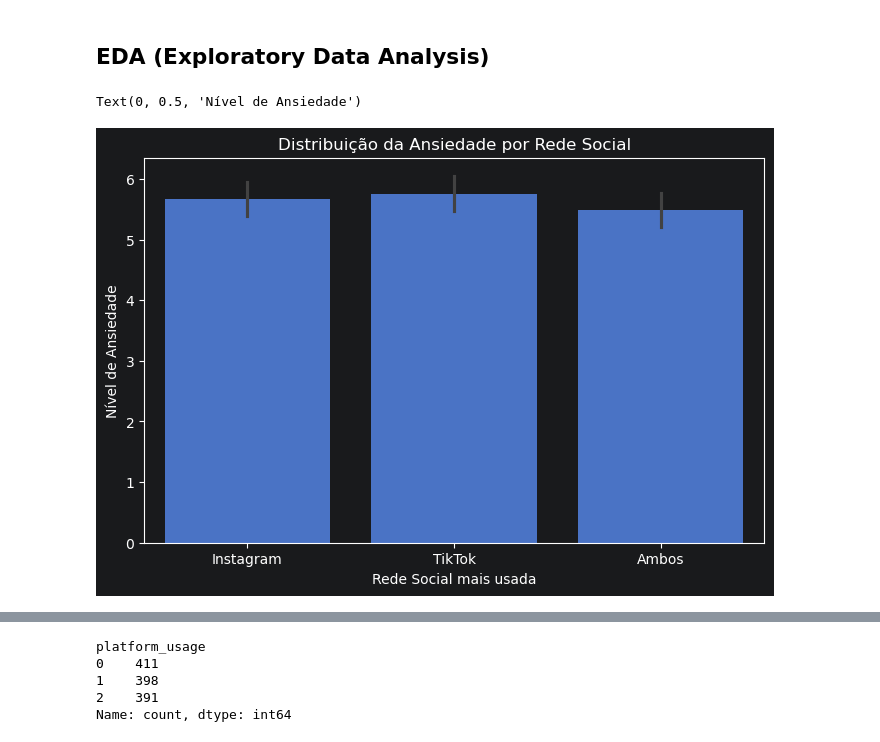
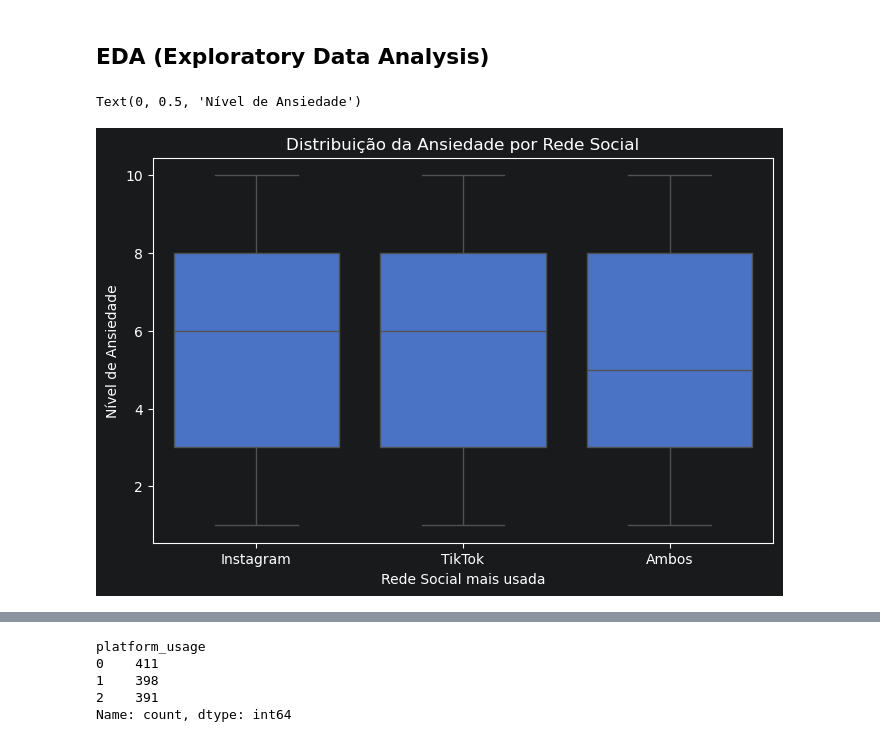
Before and after one commit to Danniells/Teenager_Menthal_Healy, a Jupyter notebook: A3.ipynb, the cells around one changed output, grey strips where cells are left out. Saved outputs shown, nothing was run; the diff lists cells and outputs as text; code cells hidden in the pictures.

```diff
--- a/A3.ipynb
+++ b/A3.ipynb
@@ -106,13 +106,13 @@ df['social_interaction_level'] = df['social_interaction_level'].map({'low': 0, '
 # %%
 plt.figure(figsize=(8, 5))
 
-sns.barplot(x='platform_usage', y='anxiety_level', data=df)
+sns.boxplot(x='platform_usage', y='anxiety_level', data=df)
 
 plt.xticks(ticks=[0, 1, 2], labels=['Instagram', 'TikTok', 'Ambos'])
 
 plt.title('Distribuição da Ansiedade por Rede Social')
 plt.xlabel('Rede Social mais usada')
 plt.ylabel('Nível de Ansiedade')
 # %% [output]
 Text(0, 0.5, 'Nível de Ansiedade')
-[figure, old version]
+[figure, new version]
```
Also changed, not shown: parts of 1 cell of this notebook.
